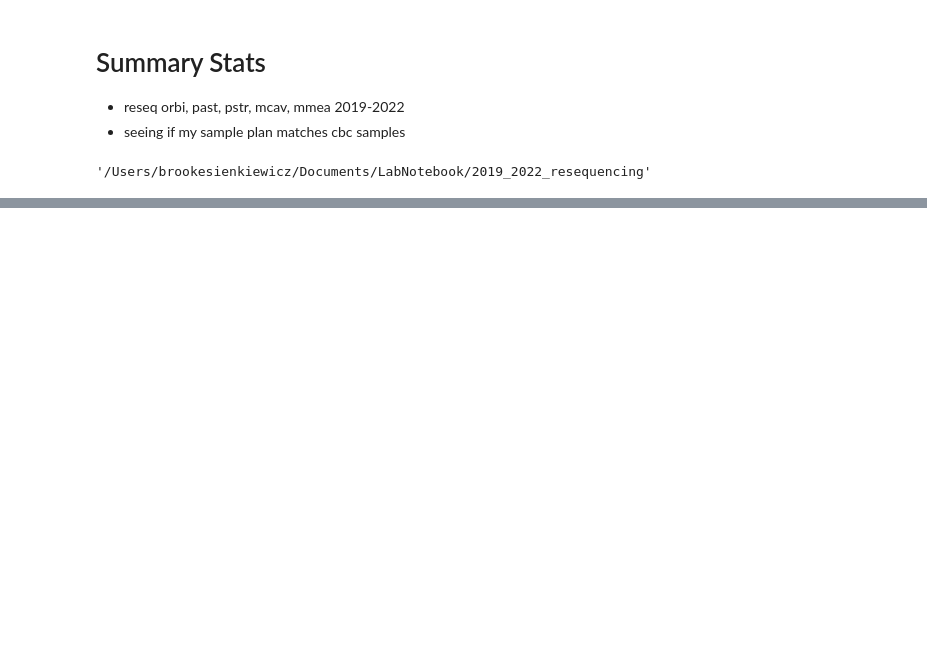
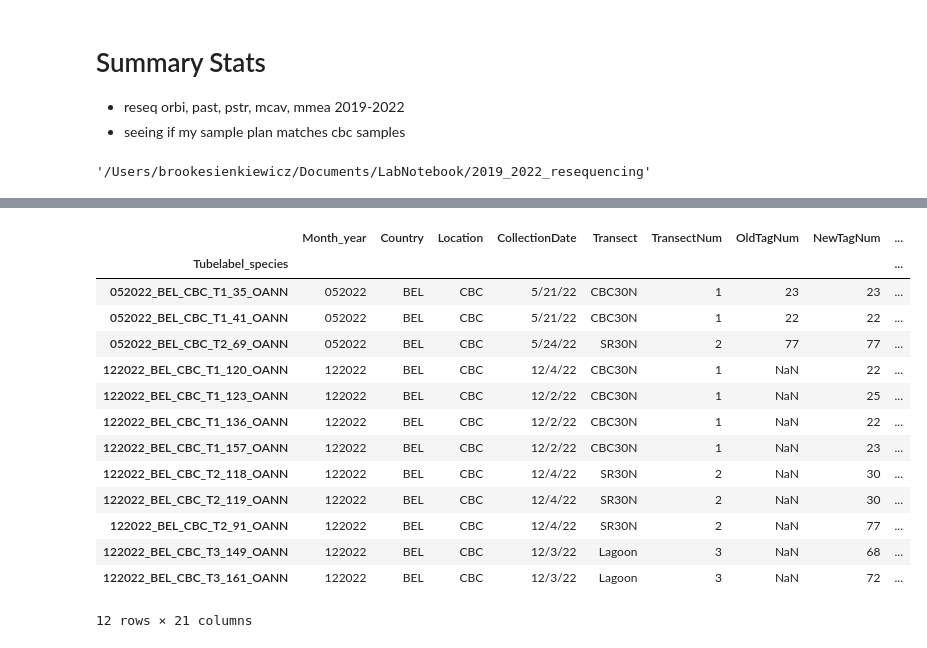
Before and after one commit to brookewicz/LabNotebook, a Jupyter notebook: 2019_2022_resequencing/SummaryStats.ipynb, the cells around one changed output, grey strips where cells are left out. Cells and saved outputs as stored; diff of their text form; code cells hidden in the pictures; blank space fills up the shorter version.

```diff
--- a/2019_2022_resequencing/SummaryStats.ipynb
+++ b/2019_2022_resequencing/SummaryStats.ipynb
@@ -196,0 +322,20 @@ summary_df
+# %%
+# investigate oanns
+oann=samples[samples["Species"]=="OANN"]
+oann.sort_values("Tubelabel_species")
+# %% [output]
+|  | Month_year | Country | Location | CollectionDate | Transect | TransectNum | OldTagNum | NewTagNum | ... |
+| Tubelabel_species |  |  |  |  |  |  |  |  | ... |
+| 052022_BEL_CBC_T1_35_OANN | 052022 | BEL | CBC | 5/21/22 | CBC30N | 1 | 23 | 23 | ... |
+| 052022_BEL_CBC_T1_41_OANN | 052022 | BEL | CBC | 5/21/22 | CBC30N | 1 | 22 | 22 | ... |
+| 052022_BEL_CBC_T2_69_OANN | 052022 | BEL | CBC | 5/24/22 | SR30N | 2 | 77 | 77 | ... |
+| 122022_BEL_CBC_T1_120_OANN | 122022 | BEL | CBC | 12/4/22 | CBC30N | 1 | NaN | 22 | ... |
+| 122022_BEL_CBC_T1_123_OANN | 122022 | BEL | CBC | 12/2/22 | CBC30N | 1 | NaN | 25 | ... |
+| 122022_BEL_CBC_T1_136_OANN | 122022 | BEL | CBC | 12/2/22 | CBC30N | 1 | NaN | 22 | ... |
+| 122022_BEL_CBC_T1_157_OANN | 122022 | BEL | CBC | 12/2/22 | CBC30N | 1 | NaN | 23 | ... |
+| 122022_BEL_CBC_T2_118_OANN | 122022 | BEL | CBC | 12/4/22 | SR30N | 2 | NaN | 30 | ... |
+| 122022_BEL_CBC_T2_119_OANN | 122022 | BEL | CBC | 12/4/22 | SR30N | 2 | NaN | 30 | ... |
+| 122022_BEL_CBC_T2_91_OANN | 122022 | BEL | CBC | 12/4/22 | SR30N | 2 | NaN | 77 | ... |
+| 122022_BEL_CBC_T3_149_OANN | 122022 | BEL | CBC | 12/3/22 | Lagoon | 3 | NaN | 68 | ... |
+| 122022_BEL_CBC_T3_161_OANN | 122022 | BEL | CBC | 12/3/22 | Lagoon | 3 | NaN | 72 | ... |
+12 rows × 21 columns
```
Also changed, not shown: parts of 42 cells of this notebook, 1 other file.
